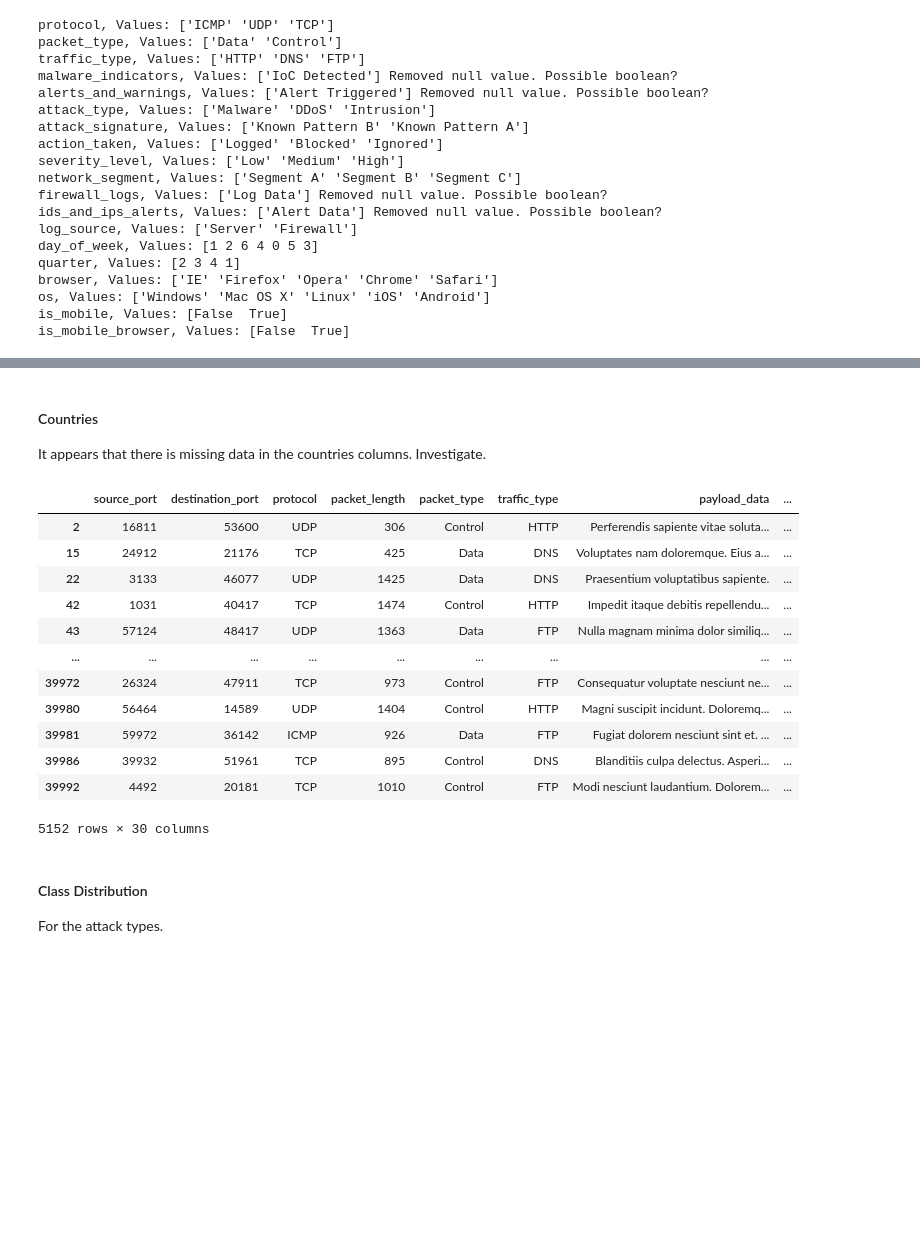
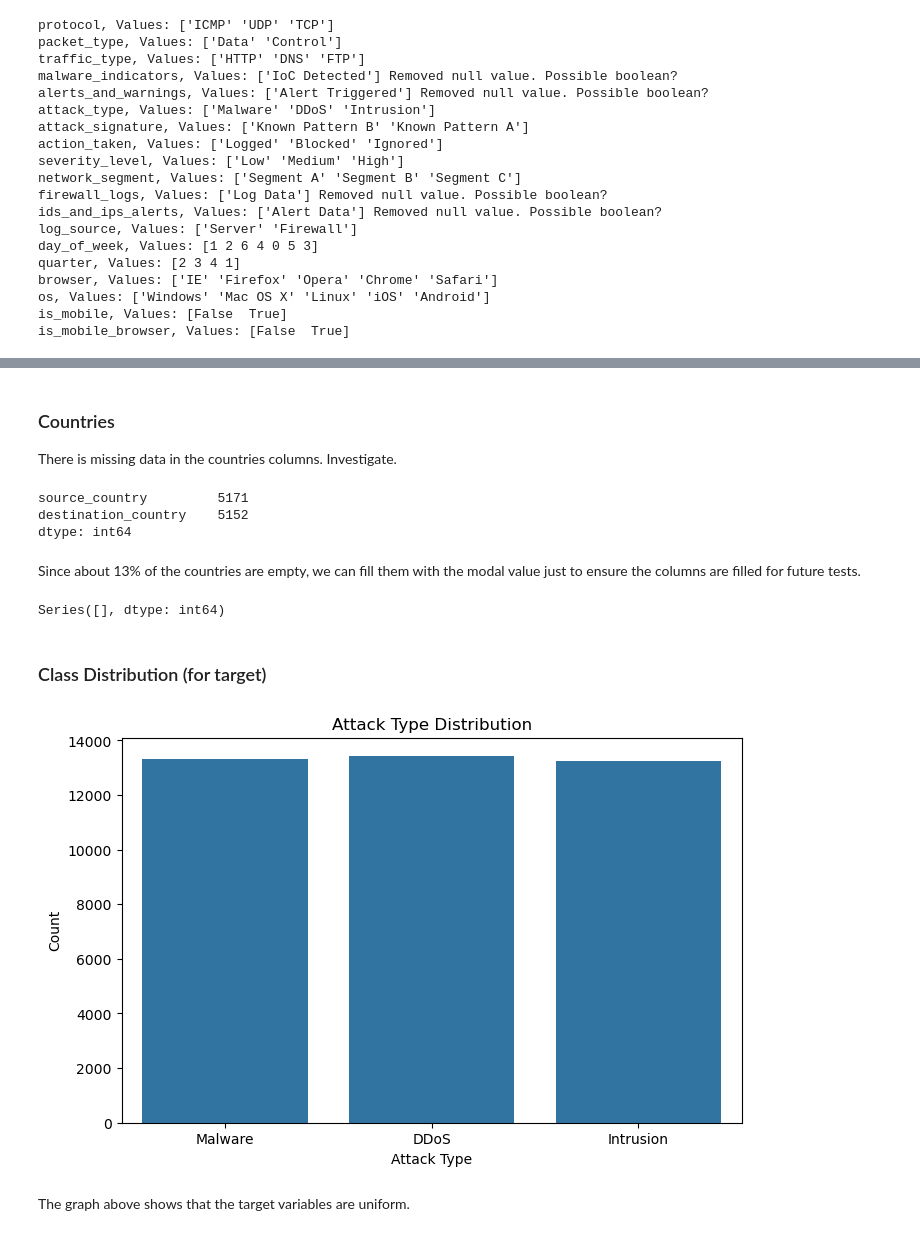
Before and after one commit to dominicbraam/cyberattack-model, a Jupyter notebook: notebooks/Data Exploration.ipynb, the cells around one changed output, grey strips where cells are left out. Saved outputs shown, nothing was run; the diff lists cells and outputs as text; code cells hidden in the pictures; blank space fills up the shorter version.

```diff
--- a/notebooks/Data Exploration.ipynb
+++ b/notebooks/Data Exploration.ipynb
@@ -240,5 +258,4 @@ Columns that immediately stand out as unnecessary are the ones that were used to
 # %%
-columns_to_drop = ['timestamp', 'source_ip_address', 'destination_ip_address', 'device_information']
-
+columns_to_drop = ['timestamp', 'source_ip_address', 'destination_ip_address', 'device_information', 'user_information']
 df.drop(columns_to_drop, axis=1, inplace=True)
 # %% [markdown]
@@ -402,0 +443,23 @@ In addition that that, there are columns that contain only 1 unique value; usual
+# %%
+def has_system_alert(row):
+    return True if row['has_malware_indicator'] or row['has_alerts_and_warnings'] or row['has_firewall_log'] or row['has_ids_ips_alert'] else False
+
+def count_alerts(row):
+    count = 0
+
+    if row['has_malware_indicator']:
+        count+=1
+    if row['has_alerts_and_warnings']:
+        count+=1
+    if row['has_firewall_log']:
+        count+=1
+    if row['has_ids_ips_alert']:
+        count+=1
+
+    return count
+
+df['has_system_alert'] = df.apply(has_system_alert, axis=1)
+df['alert_count'] = df.apply(count_alerts, axis=1)
+
+print(df['has_system_alert'].value_counts())
+df.head(3)
@@ -420,24 +487,31 @@ df['payload_data'].tolist()[10000:10010]
 # %% [markdown]
-#### Countries
+### Countries
 
-It appears that there is missing data in the countries columns. Investigate.
+There is missing data in the countries columns. Investigate.
 # %%
-df[df['destination_country'].isnull()]
+show_nulls()
 # %% [output]
-|  | source_port | destination_port | protocol | packet_length | packet_type | traffic_type | payload_data | ... |
-| 2 | 16811 | 53600 | UDP | 306 | Control | HTTP | Perferendis sapiente vitae soluta... | ... |
-| 15 | 24912 | 21176 | TCP | 425 | Data | DNS | Voluptates nam doloremque. Eius a... | ... |
-| 22 | 3133 | 46077 | UDP | 1425 | Data | DNS | Praesentium voluptatibus sapiente. | ... |
-| 42 | 1031 | 40417 | TCP | 1474 | Control | HTTP | Impedit itaque debitis repellendu... | ... |
-| 43 | 57124 | 48417 | UDP | 1363 | Data | FTP | Nulla magnam minima dolor similiq... | ... |
-| ... | ... | ... | ... | ... | ... | ... | ... | ... |
-| 39972 | 26324 | 47911 | TCP | 973 | Control | FTP | Consequatur voluptate nesciunt ne... | ... |
-| 39980 | 56464 | 14589 | UDP | 1404 | Control | HTTP | Magni suscipit incidunt. Doloremq... | ... |
-| 39981 | 59972 | 36142 | ICMP | 926 | Data | FTP | Fugiat dolorem nesciunt sint et. ... | ... |
-| 39986 | 39932 | 51961 | TCP | 895 | Control | DNS | Blanditiis culpa delectus. Asperi... | ... |
-| 39992 | 4492 | 20181 | TCP | 1010 | Control | FTP | Modi nesciunt laudantium. Dolorem... | ... |
-5152 rows × 30 columns
+source_country         5171
+destination_country    5152
+dtype: int64
+# %% [markdown]
+Since about 13% of the countries are empty, we can fill them with the modal value just to ensure the columns are filled for future tests.
+# %%
+df['source_country'].fillna(df['source_country'].mode()[0], inplace=True)
+df['destination_country'].fillna(df['destination_country'].mode()[0], inplace=True)
+show_nulls()
+# %% [output]
+Series([], dtype: int64)
 # %% [markdown]
-#### Class Distribution
-
-For the attack types.
+### Class Distribution (for target)
+# %%
+plt.figure(figsize=(8,5))
+sns.countplot(x=df['attack_type'])
+plt.title('Attack Type Distribution')
+plt.xlabel('Attack Type')
+plt.ylabel('Count')
+plt.show()
+# %% [output]
+[figure, added]
+# %% [markdown]
+The graph above shows that the target variables are uniform.
```
Also changed, not shown: parts of 32 cells of this notebook, 1 other file.
